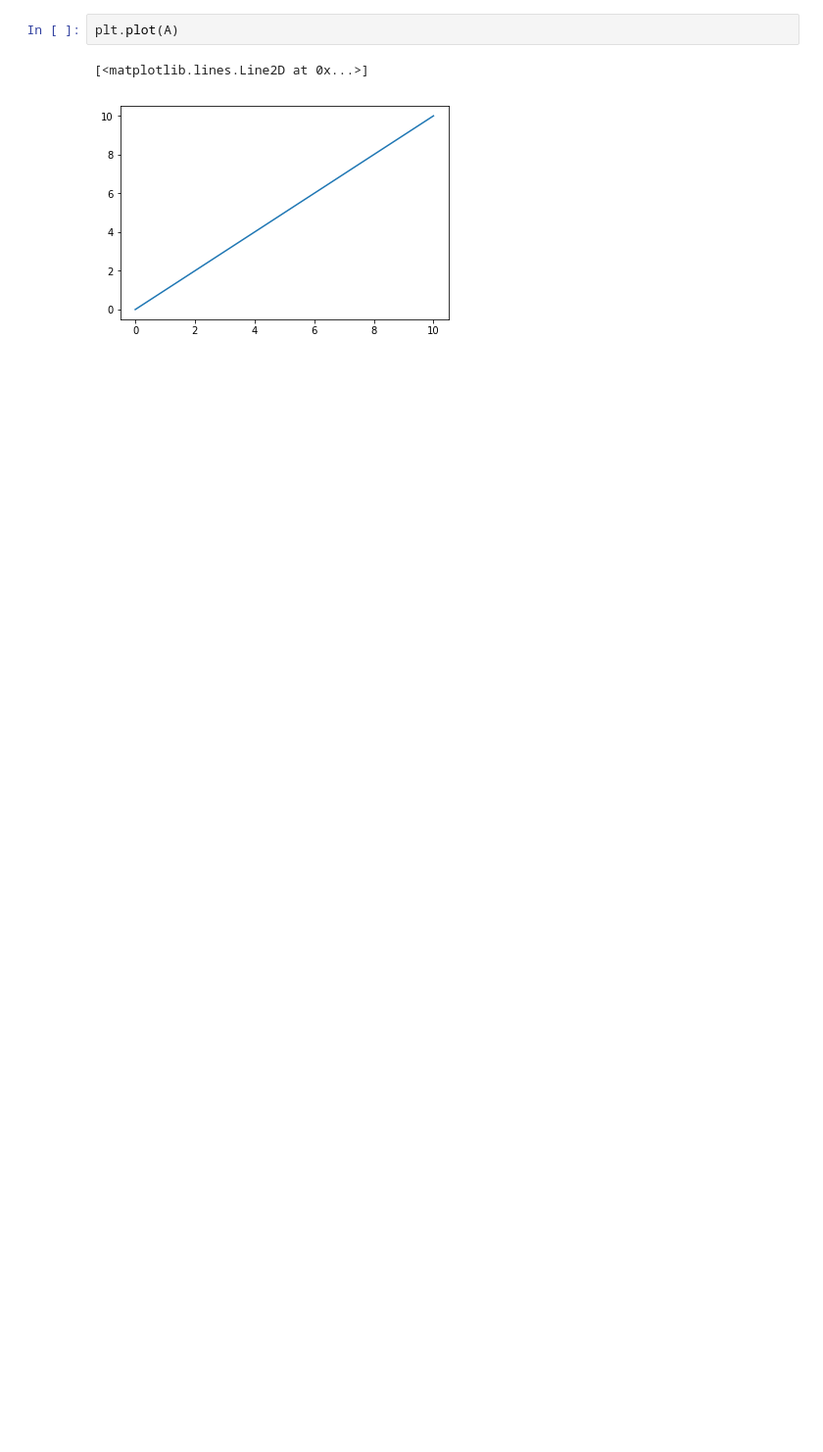
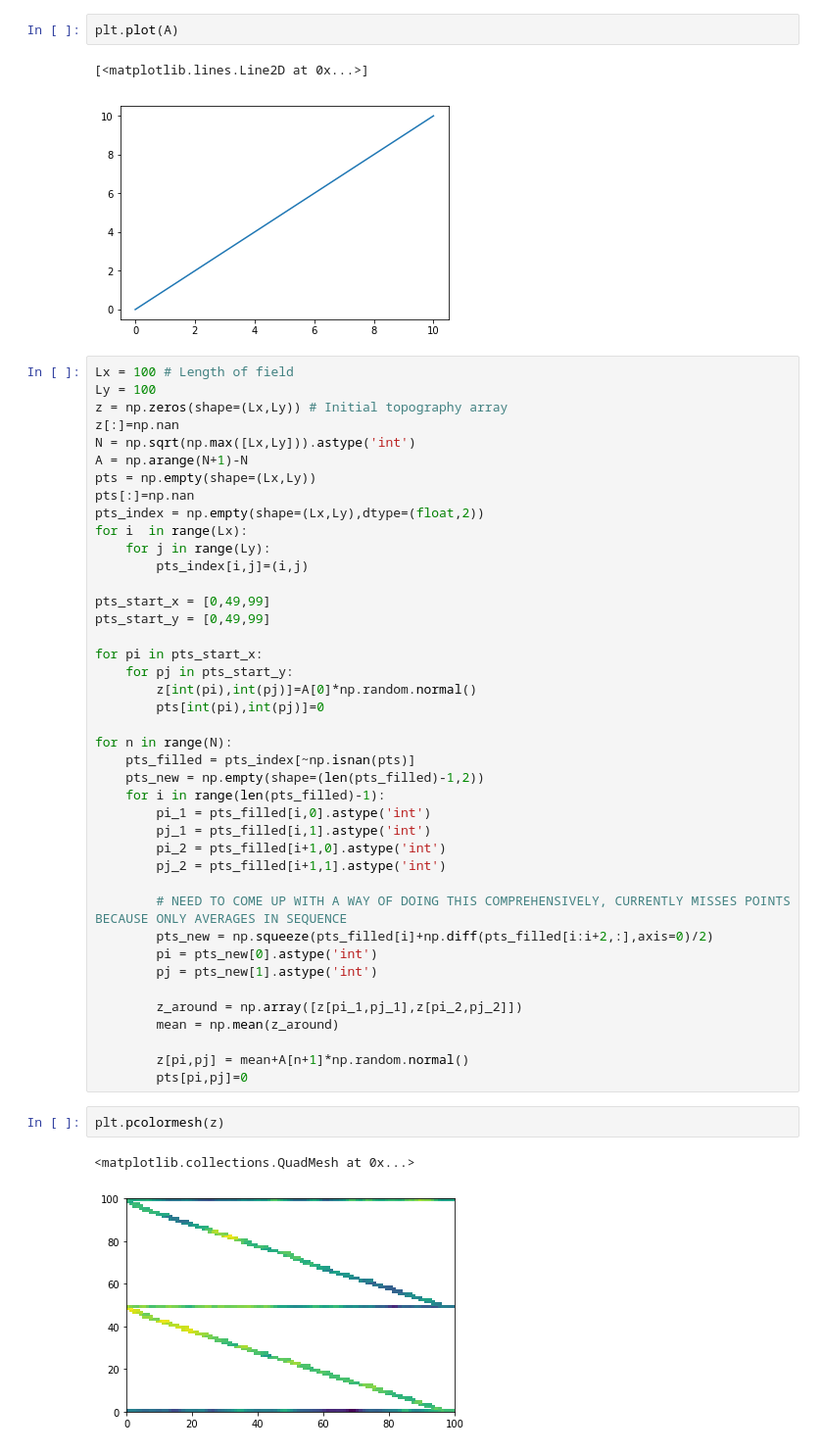
Before and after one commit to hmkhatri/topography, a Jupyter notebook: gmac_dev_basic.ipynb, the cells around one changed output. Shown at 98% size. Saved outputs shown, nothing was run; the diff lists cells and outputs as text; blank space fills up the shorter version.

```diff
--- a/gmac_dev_basic.ipynb
+++ b/gmac_dev_basic.ipynb
@@ -44,3 +44,49 @@ plt.plot(A)
 # %% [output]
 [<matplotlib.lines.Line2D at 0x...>]
 [figure]
+# %%
+Lx = 100 # Length of field
+Ly = 100
+z = np.zeros(shape=(Lx,Ly)) # Initial topography array
+z[:]=np.nan
+N = np.sqrt(np.max([Lx,Ly])).astype('int')
+A = np.arange(N+1)-N
+pts = np.empty(shape=(Lx,Ly))
+pts[:]=np.nan
+pts_index = np.empty(shape=(Lx,Ly),dtype=(float,2))
+for i  in range(Lx):
+    for j in range(Ly):
+        pts_index[i,j]=(i,j)
+
+pts_start_x = [0,49,99]
+pts_start_y = [0,49,99]
+
+for pi in pts_start_x:
+    for pj in pts_start_y:
+        z[int(pi),int(pj)]=A[0]*np.random.normal()
+        pts[int(pi),int(pj)]=0
+
+for n in range(N):
+    pts_filled = pts_index[~np.isnan(pts)]
+    pts_new = np.empty(shape=(len(pts_filled)-1,2))
+    for i in range(len(pts_filled)-1):
+        pi_1 = pts_filled[i,0].astype('int')
+        pj_1 = pts_filled[i,1].astype('int')
+        pi_2 = pts_filled[i+1,0].astype('int')
+        pj_2 = pts_filled[i+1,1].astype('int')
+
+        # NEED TO COME UP WITH A WAY OF DOING THIS COMPREHENSIVELY, CURRENTLY MISSES POINTS BECAUSE ONLY AVERAGES IN SEQUENCE
+        pts_new = np.squeeze(pts_filled[i]+np.diff(pts_filled[i:i+2,:],axis=0)/2)
+        pi = pts_new[0].astype('int')
+        pj = pts_new[1].astype('int')
+
+        z_around = np.array([z[pi_1,pj_1],z[pi_2,pj_2]])
+        mean = np.mean(z_around)
+
+        z[pi,pj] = mean+A[n+1]*np.random.normal()
+        pts[pi,pj]=0
+# %%
+plt.pcolormesh(z)
+# %% [output]
+<matplotlib.collections.QuadMesh at 0x...>
+[figure, added]
```
Also changed, not shown: parts of 4 cells of this notebook.
